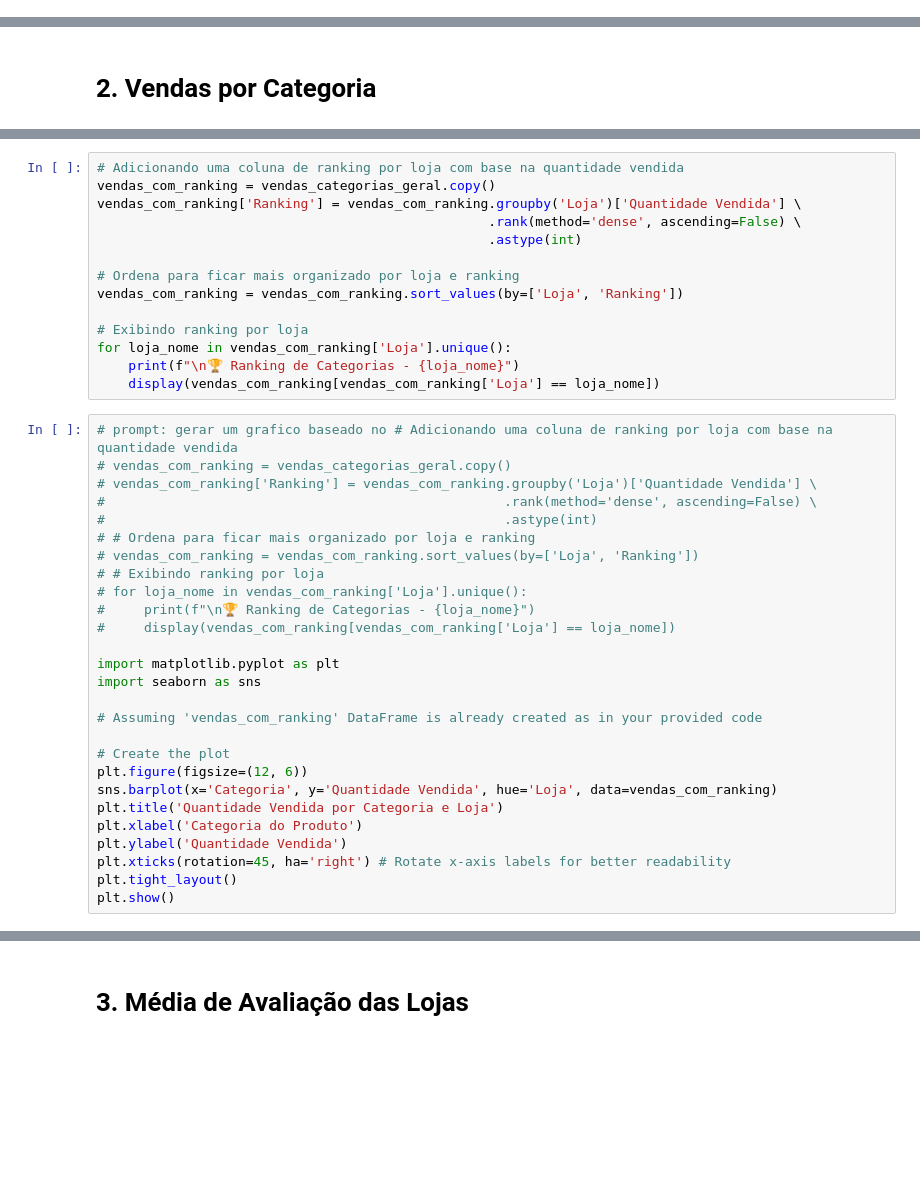
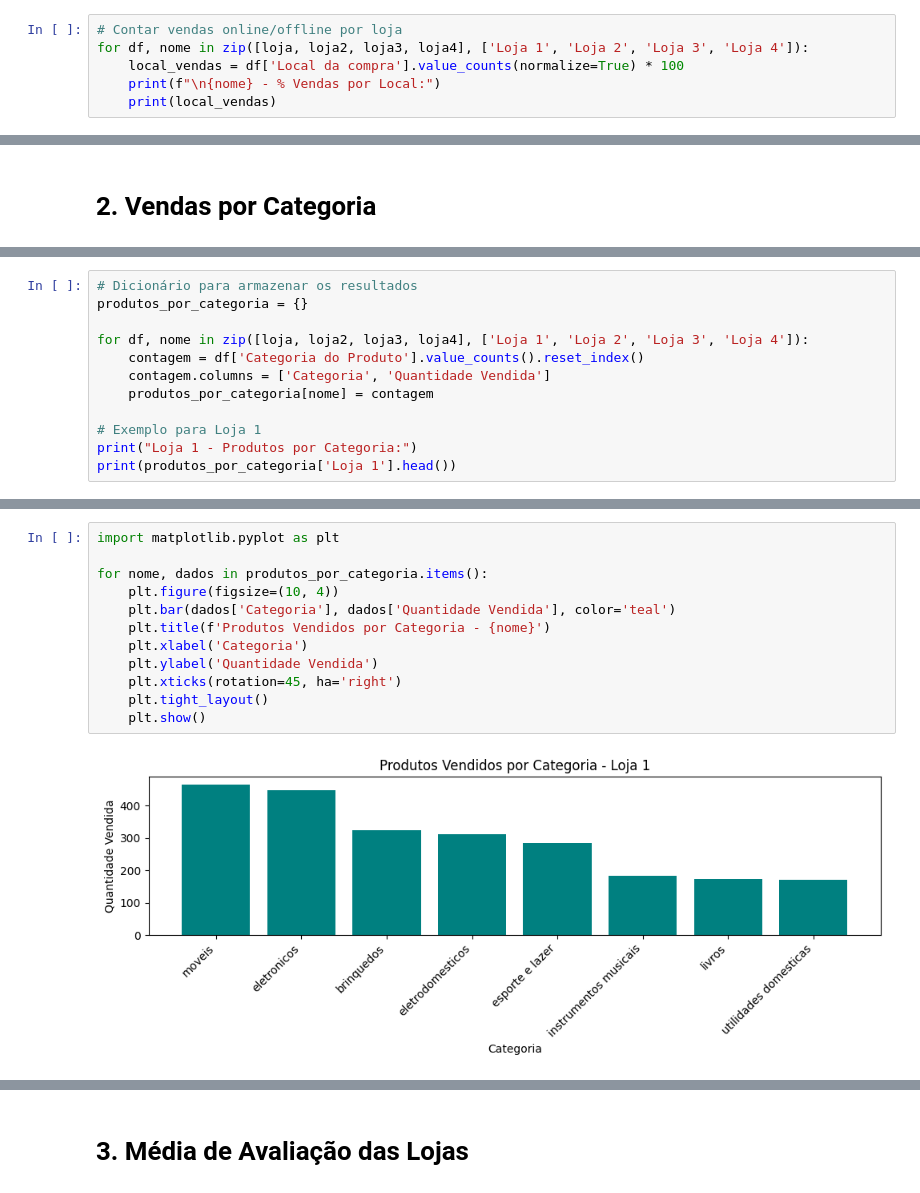
Before and after one commit to GeisilaCosta/AluraStore, a Jupyter notebook: AluraStoreBr.ipynb, the cells around one changed output, grey strips where cells are left out. Saved outputs shown, nothing was run; the diff lists cells and outputs as text; blank space fills up the shorter version.

```diff
--- a/AluraStoreBr.ipynb
+++ b/AluraStoreBr.ipynb
@@ -161,0 +219,6 @@ print(f"\nFaturamento total geral: R$ {total_geral:,.2f}".replace(",", "X").repl
+# %%
+# Contar vendas online/offline por loja
+for df, nome in zip([loja, loja2, loja3, loja4], ['Loja 1', 'Loja 2', 'Loja 3', 'Loja 4']):
+    local_vendas = df['Local da compra'].value_counts(normalize=True) * 100
+    print(f"\n{nome} - % Vendas por Local:")
+    print(local_vendas)
@@ -190,0 +277,12 @@ for loja_nome in vendas_categorias_geral['Loja'].unique():
+# %%
+# Dicionário para armazenar os resultados
+produtos_por_categoria = {}
+
+for df, nome in zip([loja, loja2, loja3, loja4], ['Loja 1', 'Loja 2', 'Loja 3', 'Loja 4']):
+    contagem = df['Categoria do Produto'].value_counts().reset_index()
+    contagem.columns = ['Categoria', 'Quantidade Vendida']
+    produtos_por_categoria[nome] = contagem
+
+# Exemplo para Loja 1
+print("Loja 1 - Produtos por Categoria:")
+print(produtos_por_categoria['Loja 1'].head())
@@ -232,41 +301,14 @@ for loja_nome in vendas_categorias_geral['Loja'].unique():
-# %%
-# Adicionando uma coluna de ranking por loja com base na quantidade vendida
-vendas_com_ranking = vendas_categorias_geral.copy()
-vendas_com_ranking['Ranking'] = vendas_com_ranking.groupby('Loja')['Quantidade Vendida'] \
-                                                  .rank(method='dense', ascending=False) \
-                                                  .astype(int)
-
-# Ordena para ficar mais organizado por loja e ranking
-vendas_com_ranking = vendas_com_ranking.sort_values(by=['Loja', 'Ranking'])
-
-# Exibindo ranking por loja
-for loja_nome in vendas_com_ranking['Loja'].unique():
-    print(f"\n🏆 Ranking de Categorias - {loja_nome}")
-    display(vendas_com_ranking[vendas_com_ranking['Loja'] == loja_nome])
-# %%
-# prompt: gerar um grafico baseado no # Adicionando uma coluna de ranking por loja com base na quantidade vendida
-# vendas_com_ranking = vendas_categorias_geral.copy()
-# vendas_com_ranking['Ranking'] = vendas_com_ranking.groupby('Loja')['Quantidade Vendida'] \
-#                                                   .rank(method='dense', ascending=False) \
-#                                                   .astype(int)
-# # Ordena para ficar mais organizado por loja e ranking
-# vendas_com_ranking = vendas_com_ranking.sort_values(by=['Loja', 'Ranking'])
-# # Exibindo ranking por loja
-# for loja_nome in vendas_com_ranking['Loja'].unique():
-#     print(f"\n🏆 Ranking de Categorias - {loja_nome}")
-#     display(vendas_com_ranking[vendas_com_ranking['Loja'] == loja_nome])
-
-import matplotlib.pyplot as plt
-import seaborn as sns
-
-# Assuming 'vendas_com_ranking' DataFrame is already created as in your provided code
-
-# Create the plot
-plt.figure(figsize=(12, 6))
-sns.barplot(x='Categoria', y='Quantidade Vendida', hue='Loja', data=vendas_com_ranking)
-plt.title('Quantidade Vendida por Categoria e Loja')
-plt.xlabel('Categoria do Produto')
-plt.ylabel('Quantidade Vendida')
-plt.xticks(rotation=45, ha='right') # Rotate x-axis labels for better readability
-plt.tight_layout()
-plt.show()
+# %%
+import matplotlib.pyplot as plt
+
+for nome, dados in produtos_por_categoria.items():
+    plt.figure(figsize=(10, 4))
+    plt.bar(dados['Categoria'], dados['Quantidade Vendida'], color='teal')
+    plt.title(f'Produtos Vendidos por Categoria - {nome}')
+    plt.xlabel('Categoria')
+    plt.ylabel('Quantidade Vendida')
+    plt.xticks(rotation=45, ha='right')
+    plt.tight_layout()
+    plt.show()
+# %% [output]
+[figure, added]
```
Also changed, not shown: parts of 45 cells of this notebook.
